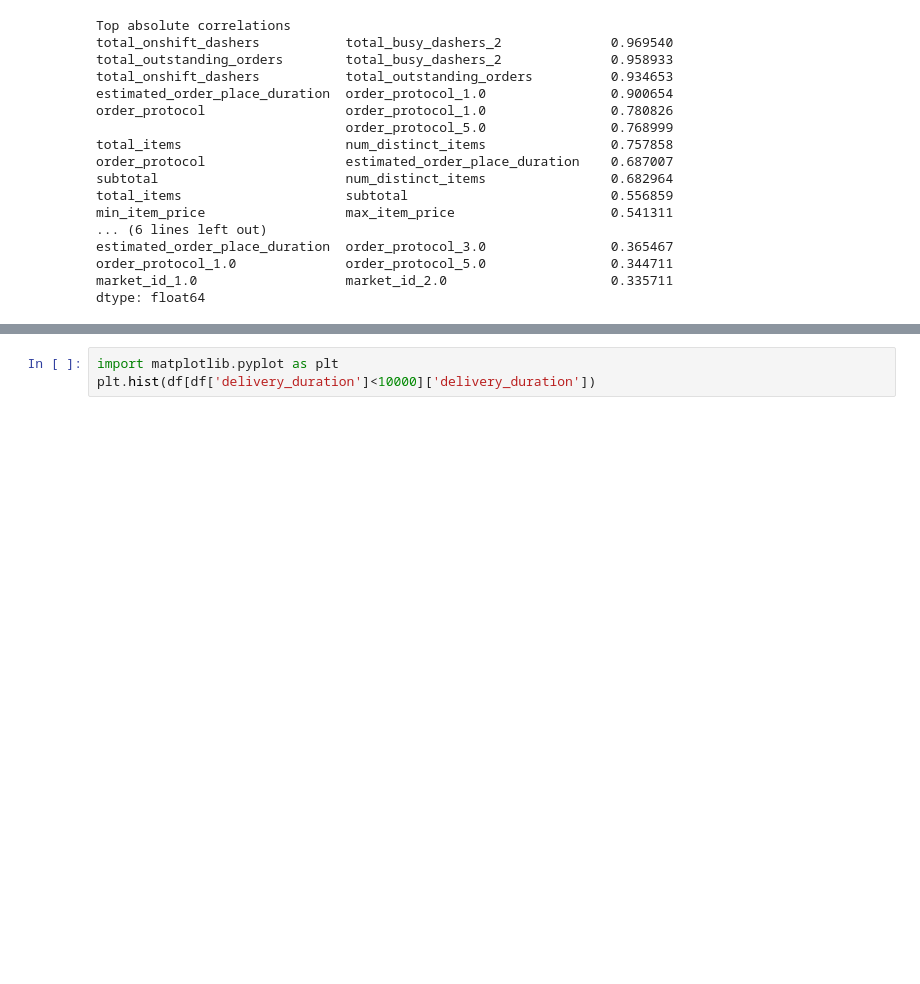
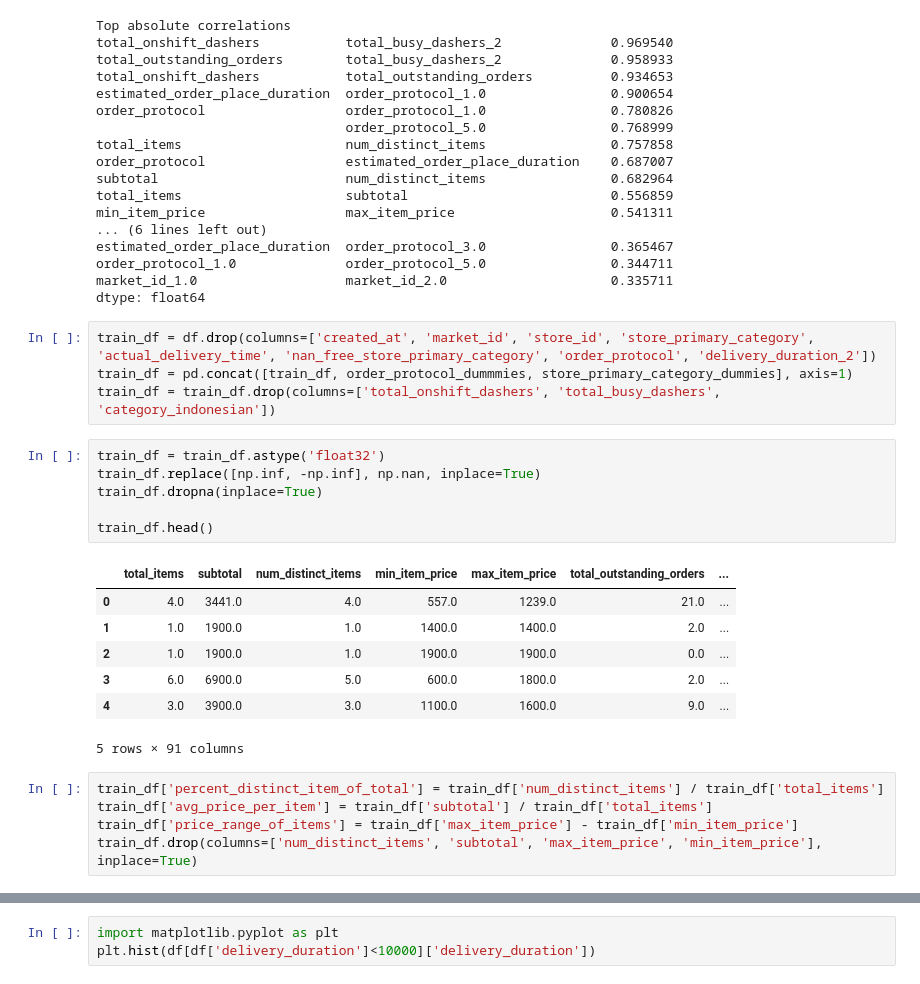
Before and after one commit to DavidGuzzi/SC_DS_Projects, a Jupyter notebook: Delivery Duration Prediction, DoorDash/data/prediction.ipynb, the cells around one changed output, grey strips where cells are left out. Drawn from its saved outputs; the diff is of its cells as text; blank space fills up the shorter version.

```diff
--- a/Delivery Duration Prediction, DoorDash/data/prediction.ipynb
+++ b/Delivery Duration Prediction, DoorDash/data/prediction.ipynb
@@ -222,3 +222,26 @@ estimated_order_place_duration  order_protocol_3.0                0.365467
 order_protocol_1.0              order_protocol_5.0                0.344711
 market_id_1.0                   market_id_2.0                     0.335711
 dtype: float64
+# %%
+train_df = df.drop(columns=['created_at', 'market_id', 'store_id', 'store_primary_category', 'actual_delivery_time', 'nan_free_store_primary_category', 'order_protocol', 'delivery_duration_2'])
+train_df = pd.concat([train_df, order_protocol_dummmies, store_primary_category_dummies], axis=1)
+train_df = train_df.drop(columns=['total_onshift_dashers', 'total_busy_dashers', 'category_indonesian'])
+# %%
+train_df = train_df.astype('float32')
+train_df.replace([np.inf, -np.inf], np.nan, inplace=True)
+train_df.dropna(inplace=True)
+
+train_df.head()
+# %% [output]
+|  | total_items | subtotal | num_distinct_items | min_item_price | max_item_price | total_outstanding_orders | ... |
+| 0 | 4.0 | 3441.0 | 4.0 | 557.0 | 1239.0 | 21.0 | ... |
+| 1 | 1.0 | 1900.0 | 1.0 | 1400.0 | 1400.0 | 2.0 | ... |
+| 2 | 1.0 | 1900.0 | 1.0 | 1900.0 | 1900.0 | 0.0 | ... |
+| 3 | 6.0 | 6900.0 | 5.0 | 600.0 | 1800.0 | 2.0 | ... |
+| 4 | 3.0 | 3900.0 | 3.0 | 1100.0 | 1600.0 | 9.0 | ... |
+5 rows × 91 columns
+# %%
+train_df['percent_distinct_item_of_total'] = train_df['num_distinct_items'] / train_df['total_items']
+train_df['avg_price_per_item'] = train_df['subtotal'] / train_df['total_items']
+train_df['price_range_of_items'] = train_df['max_item_price'] - train_df['min_item_price']
+train_df.drop(columns=['num_distinct_items', 'subtotal', 'max_item_price', 'min_item_price'], inplace=True)
```
Also changed, not shown: parts of 1 cell of this notebook.
